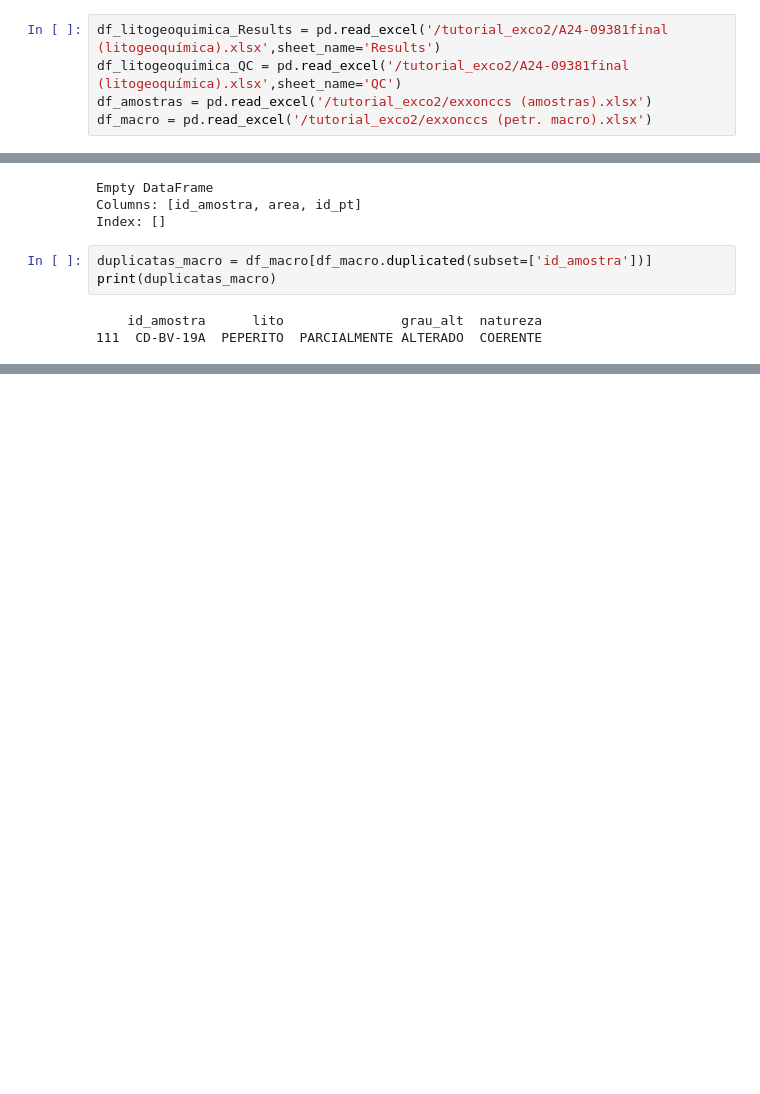
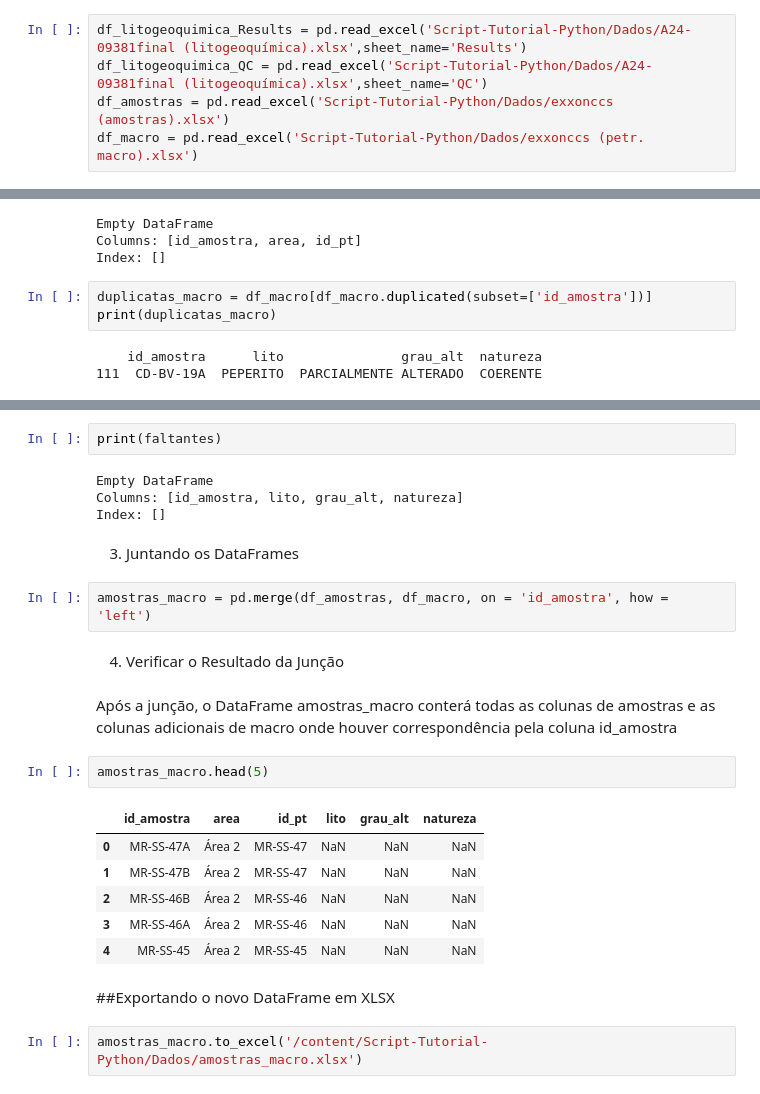
Before and after one commit to LuizFelipe-FF/Script-Tutorial-Python, a Jupyter notebook: Script Tutorial.ipynb, the cells around one changed output, grey strips where cells are left out. Cells and saved outputs as stored; diff of their text form; blank space fills up the shorter version.

```diff
--- a/Script Tutorial.ipynb
+++ b/Script Tutorial.ipynb
@@ -36,10 +50,10 @@ from unidecode import unidecode
 #df_amostras= pd.read_excel('./dados/exxonccs (amostras).xlsx')
 #df_macro= pd.read_excel('./dados/exxonccs (petr. macro).xlsx')
 # %%
-df_litogeoquimica_Results = pd.read_excel('/tutorial_exco2/A24-09381final (litogeoquímica).xlsx',sheet_name='Results')
-df_litogeoquimica_QC = pd.read_excel('/tutorial_exco2/A24-09381final (litogeoquímica).xlsx',sheet_name='QC')
-df_amostras = pd.read_excel('/tutorial_exco2/exxonccs (amostras).xlsx')
-df_macro = pd.read_excel('/tutorial_exco2/exxonccs (petr. macro).xlsx')
+df_litogeoquimica_Results = pd.read_excel('Script-Tutorial-Python/Dados/A24-09381final (litogeoquímica).xlsx',sheet_name='Results')
+df_litogeoquimica_QC = pd.read_excel('Script-Tutorial-Python/Dados/A24-09381final (litogeoquímica).xlsx',sheet_name='QC')
+df_amostras = pd.read_excel('Script-Tutorial-Python/Dados/exxonccs (amostras).xlsx')
+df_macro = pd.read_excel('Script-Tutorial-Python/Dados/exxonccs (petr. macro).xlsx')
 # %% [markdown]
 3. Visualização dos dados importados
 # %%
@@ -119,0 +139,27 @@ print(duplicatas_macro)
+# %%
+print(faltantes)
+# %% [output]
+Empty DataFrame
+Columns: [id_amostra, lito, grau_alt, natureza]
+Index: []
+# %% [markdown]
+3. Juntando os DataFrames
+# %%
+amostras_macro = pd.merge(df_amostras, df_macro, on = 'id_amostra', how = 'left')
+# %% [markdown]
+4. Verificar o Resultado da Junção
+# %% [markdown]
+Após a junção, o DataFrame amostras_macro conterá todas as colunas de amostras e as colunas adicionais de macro onde houver correspondência pela coluna id_amostra
+# %%
+amostras_macro.head(5)
+# %% [output]
+|  | id_amostra | area | id_pt | lito | grau_alt | natureza |
+| 0 | MR-SS-47A | Área 2 | MR-SS-47 | NaN | NaN | NaN |
+| 1 | MR-SS-47B | Área 2 | MR-SS-47 | NaN | NaN | NaN |
+| 2 | MR-SS-46B | Área 2 | MR-SS-46 | NaN | NaN | NaN |
+| 3 | MR-SS-46A | Área 2 | MR-SS-46 | NaN | NaN | NaN |
+| 4 | MR-SS-45 | Área 2 | MR-SS-45 | NaN | NaN | NaN |
+# %% [markdown]
+##Exportando o novo DataFrame em XLSX
+# %%
+amostras_macro.to_excel('/content/Script-Tutorial-Python/Dados/amostras_macro.xlsx')
```
Also changed, not shown: parts of 9 cells of this notebook.
